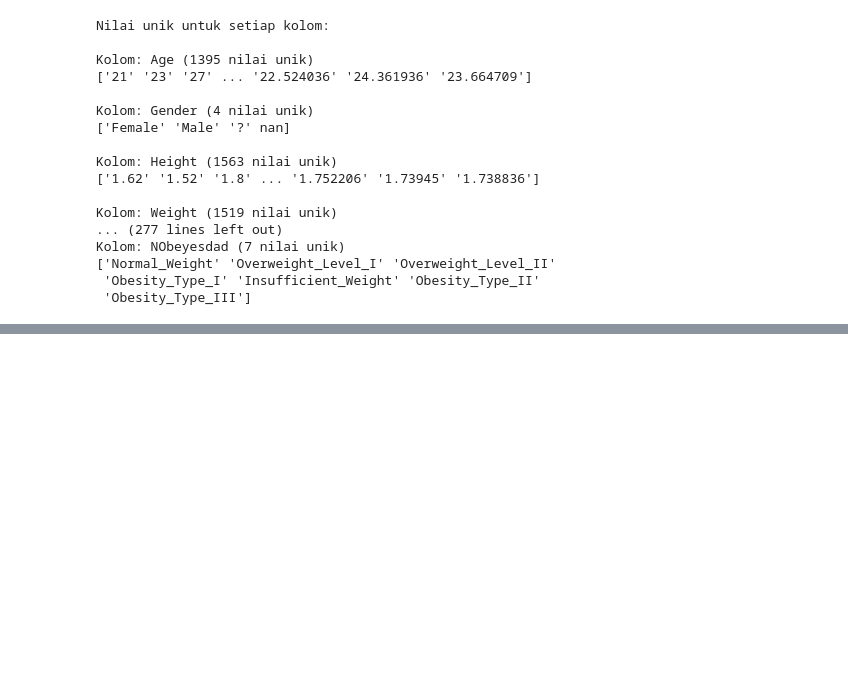
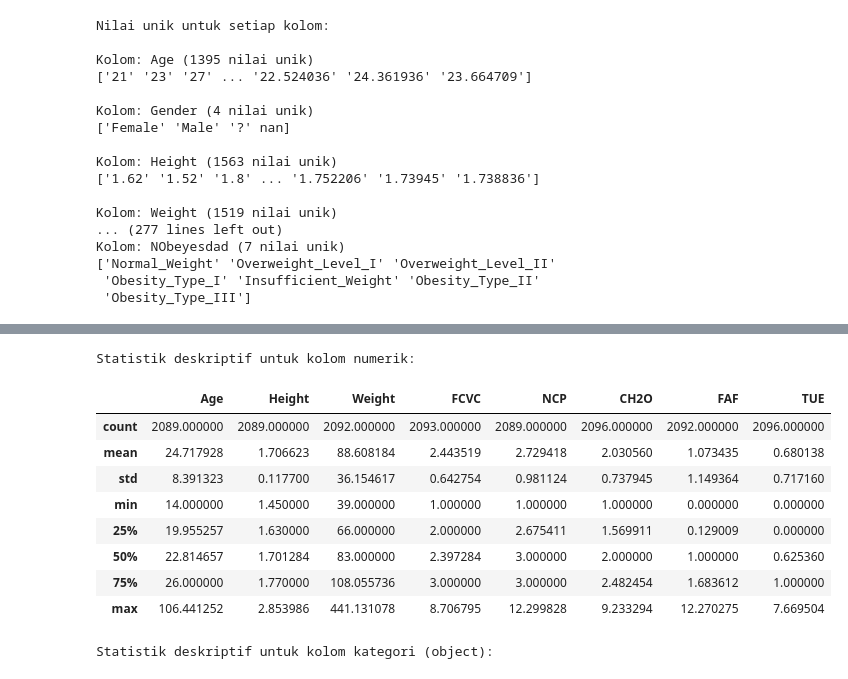
Before and after one commit to renji710/CapstoneUAS_BengkelKoding, a Jupyter notebook: Capstone_UAS.ipynb, the cells around one changed output, grey strips where cells are left out. Cells and saved outputs as stored; diff of their text form; code cells hidden in the pictures; blank space fills up the shorter version.

```diff
--- a/Capstone_UAS.ipynb
+++ b/Capstone_UAS.ipynb
@@ -97,0 +153,19 @@ Kolom: NObeyesdad (7 nilai unik)
+# %%
+#Menampilkan deskripsi statistik setelah konversi
+print("Statistik deskriptif untuk kolom numerik:")
+display(df.describe())
+
+print("\nStatistik deskriptif untuk kolom kategori (object):")
+display(df.describe(include='object'))
+# %% [output]
+Statistik deskriptif untuk kolom numerik:
+|  | Age | Height | Weight | FCVC | NCP | CH2O | FAF | TUE |
+| count | 2089.000000 | 2089.000000 | 2092.000000 | 2093.000000 | 2089.000000 | 2096.000000 | 2092.000000 | 2096.000000 |
+| mean | 24.717928 | 1.706623 | 88.608184 | 2.443519 | 2.729418 | 2.030560 | 1.073435 | 0.680138 |
+| std | 8.391323 | 0.117700 | 36.154617 | 0.642754 | 0.981124 | 0.737945 | 1.149364 | 0.717160 |
+| min | 14.000000 | 1.450000 | 39.000000 | 1.000000 | 1.000000 | 1.000000 | 0.000000 | 0.000000 |
+| 25% | 19.955257 | 1.630000 | 66.000000 | 2.000000 | 2.675411 | 1.569911 | 0.129009 | 0.000000 |
+| 50% | 22.814657 | 1.701284 | 83.000000 | 2.397284 | 3.000000 | 2.000000 | 1.000000 | 0.625360 |
+| 75% | 26.000000 | 1.770000 | 108.055736 | 3.000000 | 3.000000 | 2.482454 | 1.683612 | 1.000000 |
+| max | 106.441252 | 2.853986 | 441.131078 | 8.706795 | 12.299828 | 9.233294 | 12.270275 | 7.669504 |
+Statistik deskriptif untuk kolom kategori (object):
```
Also changed, not shown: parts of 7 cells of this notebook.
